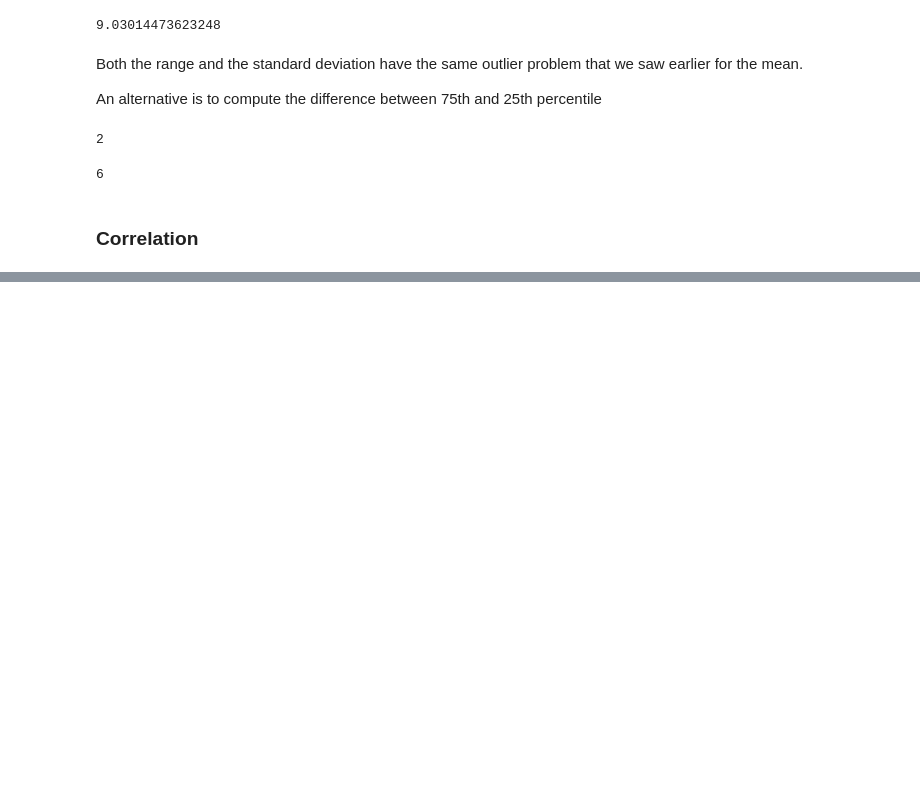
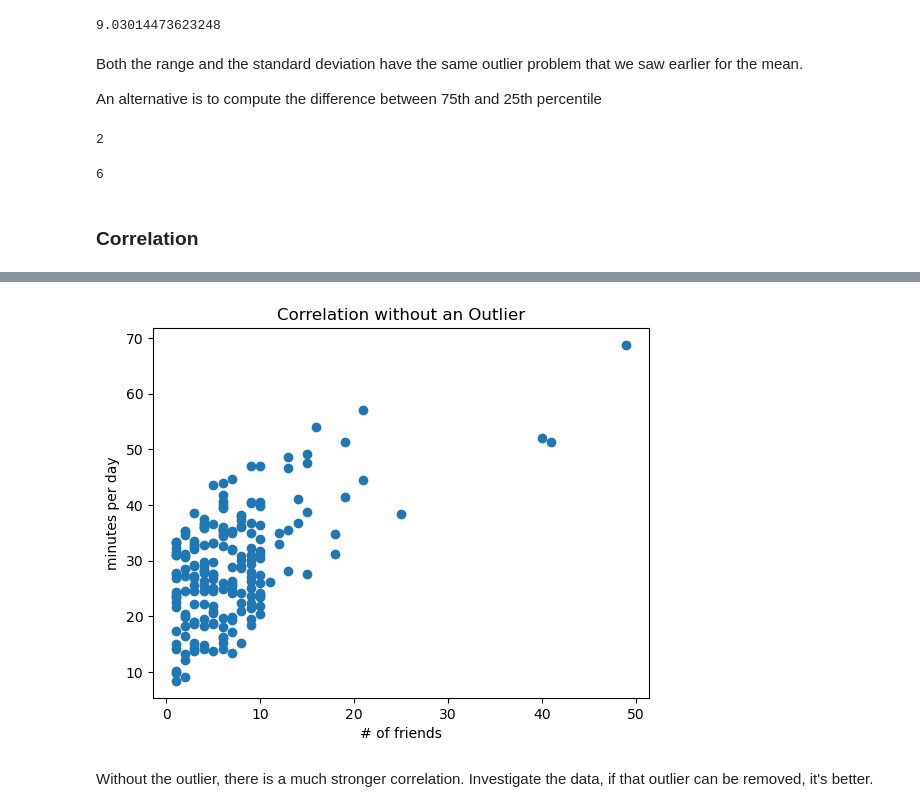
Before and after one commit to cacaprog/learning-projects, a Jupyter notebook: ds-from-scratch/05_estatistica.ipynb, the cells around one changed output, grey strips where cells are left out. Drawn from its saved outputs; the diff is of its cells as text; code cells hidden in the pictures; blank space fills up the shorter version.

```diff
--- a/ds-from-scratch/05_estatistica.ipynb
+++ b/ds-from-scratch/05_estatistica.ipynb
@@ -228,0 +323,14 @@ interquartile_range(num_friends)
+# %%
+outlier = num_friends.index(100)   # index of outlier
+
+num_friends_good = [x
+                    for i, x in enumerate(num_friends)
+                    if i != outlier]
+
+daily_minutes_good = [x
+                    for i, x in enumerate(daily_minutes)
+                    if i != outlier]
+
+daily_hours_good = [dm / 60 for dm in daily_minutes_good]
+
+assert 0.57 < correlation(num_friends_good, daily_minutes_good) < 0.58
@@ -228,0 +345,10 @@ interquartile_range(num_friends)
+# %%
+plt.scatter(num_friends_good, daily_minutes_good)
+plt.title('Correlation without an Outlier')
+plt.xlabel('# of friends')
+plt.ylabel('minutes per day')
+plt.show()
+# %% [output]
+[figure, added]
+# %% [markdown]
+Without the outlier, there is a much stronger correlation. Investigate the data, if that outlier can be removed, it's better.
```
Also changed, not shown: parts of 19 cells of this notebook.
